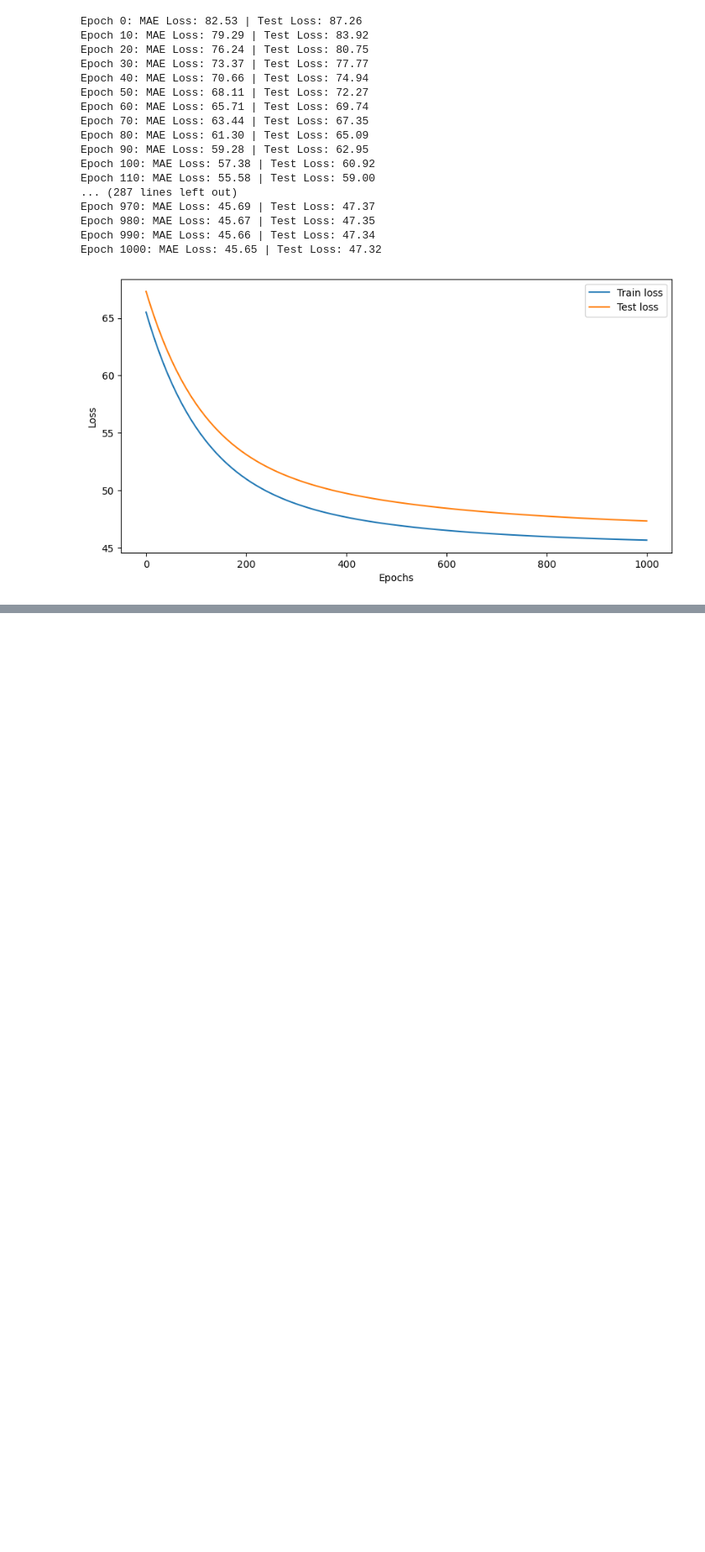
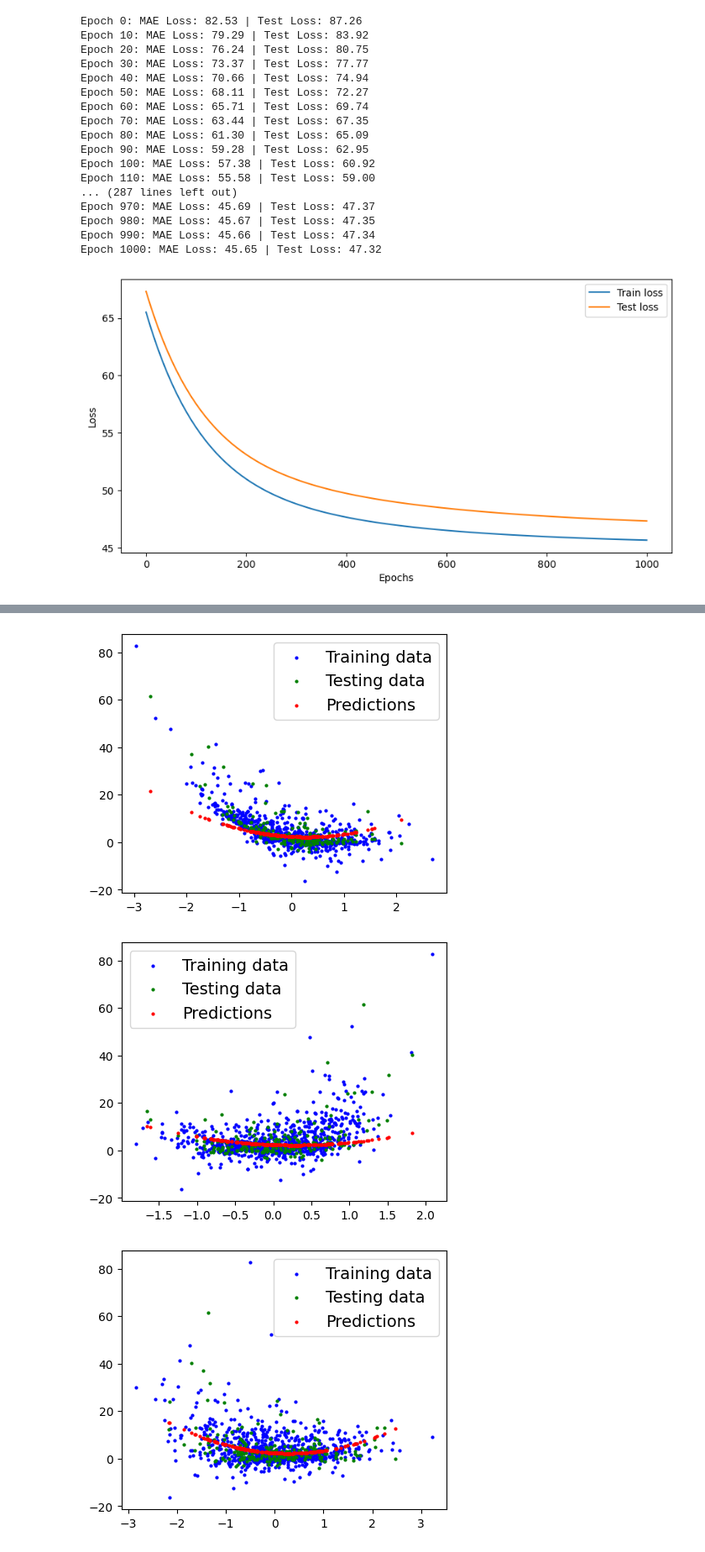
Before and after one commit to MuhammadTarek10/ML-DL, a Jupyter notebook: ml-dl-intro/tasks/Asmaa Ghanem1.ipynb, the cells around one changed output, grey strips where cells are left out. Shown at 84% size. Drawn from its saved outputs; the diff is of its cells as text; code cells hidden in the pictures; blank space fills up the shorter version.

Commit message:
Tested, trained model 1, saved

```diff
--- a/ml-dl-intro/tasks/Asmaa Ghanem1.ipynb
+++ b/ml-dl-intro/tasks/Asmaa Ghanem1.ipynb
@@ -323,3 +323,15 @@ def plot_stats(
 plot_stats(epochs_count, train_loss, test_loss)
 # %% [output]
 [figure]
+# %%
+def predict(model, X):
+    with torch.inference_mode():
+        y_pred = model(X)
+        return y_pred
+
+y_preds = predict(model_1, X_test)
+print(f"Predicted values: {y_preds}")
+y3_preds = predict(model_1, X3_test)
+print(f"Predicted values: {y3_preds}")
+y4_preds = predict(model_1, X4_test)
+print(f"Predicted values: {y4_preds}")
@@ -325,0 +356,28 @@ plot_stats(epochs_count, train_loss, test_loss)
+# %%
+plot_predictions(
+    train_data=X_train,
+    train_labels=y_train,
+    test_data=X_test,
+    test_labels=y_test,
+    predictions=y_preds,
+)
+
+plot_predictions(
+    train_data=X3_train,
+    train_labels=y3_train,
+    test_data=X3_test,
+    test_labels=y3_test,
+    predictions=y3_preds,
+)
+
+plot_predictions(
+    train_data=X4_train,
+    train_labels=y4_train,
+    test_data=X4_test,
+    test_labels=y4_test,
+    predictions=y4_preds,
+)
+# %% [output]
+[figure, added]
+[figure, added]
+[figure, added]
```
Also changed, not shown: parts of 3 cells of this notebook.
